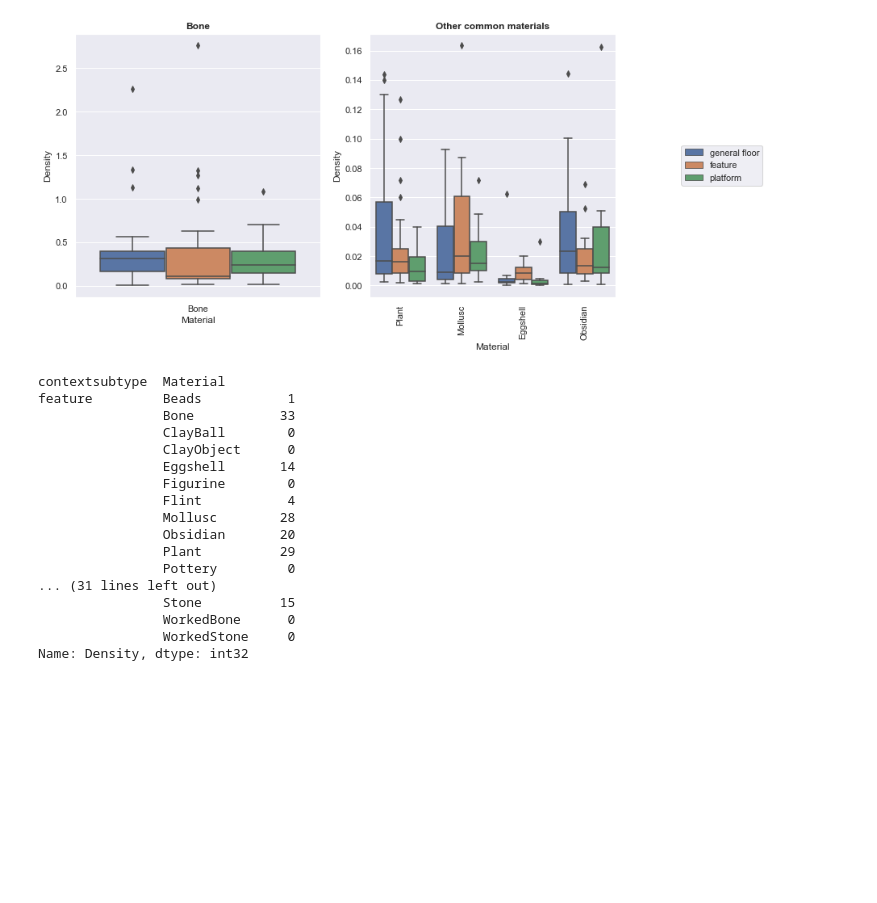
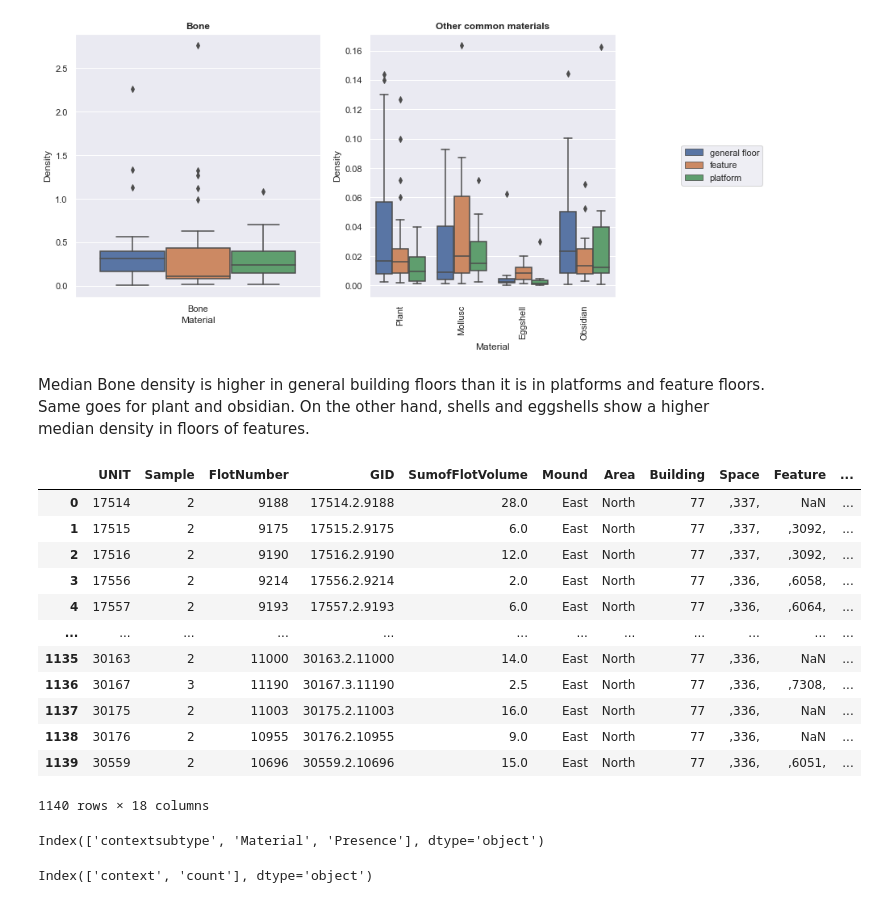
Before and after one commit to MilVas/Building77, a Jupyter notebook: HR_exploratory_analysis.ipynb, the cells around one changed output. Saved outputs shown, nothing was run; the diff lists cells and outputs as text; code cells hidden in the pictures; blank space fills up the shorter version.

```diff
--- a/HR_exploratory_analysis.ipynb
+++ b/HR_exploratory_analysis.ipynb
@@ -542,31 +526,26 @@ for a in ax:
     ax[1].legend(loc='center left', bbox_to_anchor=(1.25, 0.5), ncol=1)
 # %% [output]
 [figure]
+# %% [markdown]
+Median Bone density is higher in general building floors than it is in platforms and feature floors. Same goes for plant and obsidian. On the other hand, shells and eggshells show a higher median density in floors of features.
 # %%
 #Creating a new frame with presence/absence
 floors_presence = floors_density2.copy()
 
 floors_presence['Density'] =  np.where(floors_presence['Density'] >0, 1, 0)
-floors_presence= floors_presence.rename({'Density':'Presence'})
+floors_presence= floors_presence.rename(columns={'Density':'Presence'})
 floors_presence
-
-
-sns.barplot(floors_presence.groupby(['contextsubtype','Material'])['Density'].sum()
 # %% [output]
+|  | UNIT | Sample | FlotNumber | GID | SumofFlotVolume | Mound | Area | Building | Space | Feature | ... |
+| 0 | 17514 | 2 | 9188 | 17514.2.9188 | 28.0 | East | North | 77 | ,337, | NaN | ... |
+| 1 | 17515 | 2 | 9175 | 17515.2.9175 | 6.0 | East | North | 77 | ,337, | ,3092, | ... |
+| 2 | 17516 | 2 | 9190 | 17516.2.9190 | 12.0 | East | North | 77 | ,337, | ,3092, | ... |
+| 3 | 17556 | 2 | 9214 | 17556.2.9214 | 2.0 | East | North | 77 | ,336, | ,6058, | ... |
+| 4 | 17557 | 2 | 9193 | 17557.2.9193 | 6.0 | East | North | 77 | ,336, | ,6064, | ... |
+| ... | ... | ... | ... | ... | ... | ... | ... | ... | ... | ... | ... |
+| 1135 | 30163 | 2 | 11000 | 30163.2.11000 | 14.0 | East | North | 77 | ,336, | NaN | ... |
+| 1136 | 30167 | 3 | 11190 | 30167.3.11190 | 2.5 | East | North | 77 | ,336, | ,7308, | ... |
+| 1137 | 30175 | 2 | 11003 | 30175.2.11003 | 16.0 | East | North | 77 | ,336, | NaN | ... |
+| 1138 | 30176 | 2 | 10955 | 30176.2.10955 | 9.0 | East | North | 77 | ,336, | NaN | ... |
+| 1139 | 30559 | 2 | 10696 | 30559.2.10696 | 15.0 | East | North | 77 | ,336, | ,6051, | ... |
-contextsubtype  Material
-feature         Beads           1
-                Bone           33
-                ClayBall        0
-                ClayObject      0
-                Eggshell       14
-                Figurine        0
-                Flint           4
-                Mollusc        28
-                Obsidian       20
-                Plant          29
-                Pottery         0
-... (31 lines left out)
-                Stone          15
-                WorkedBone      0
-                WorkedStone     0
-Name: Density, dtype: int32
+1140 rows × 18 columns
@@ -579,0 +552,12 @@ pres
+# %%
+#groupby floor type and material
+floors_presence2 = floors_presence.groupby(['contextsubtype','Material'])['Presence'].sum().reset_index()
+floors_presence2.columns
+# %% [output]
+Index(['contextsubtype', 'Material', 'Presence'], dtype='object')
+# %%
+samples2 = floors_density['contextsubtype'].value_counts().reset_index()
+samples2.columns=['context','count']
+samples2.columns
+# %% [output]
+Index(['context', 'count'], dtype='object')
```
Also changed, not shown: parts of 7 cells of this notebook.
